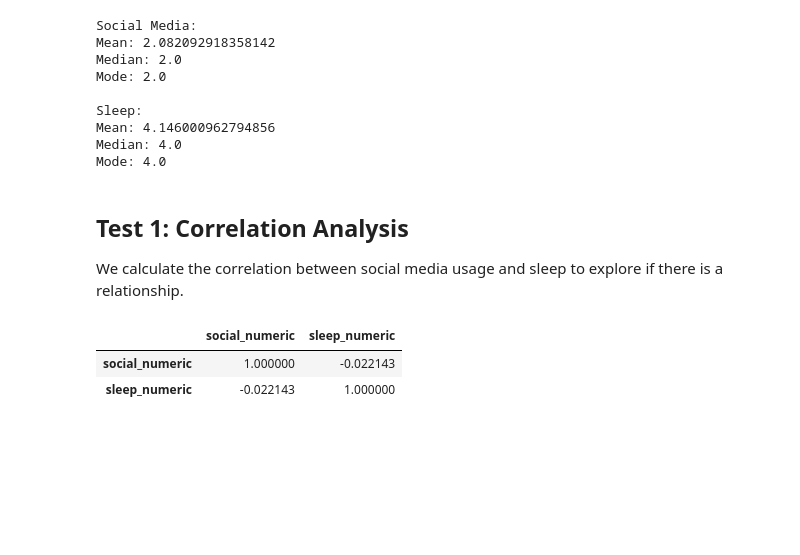
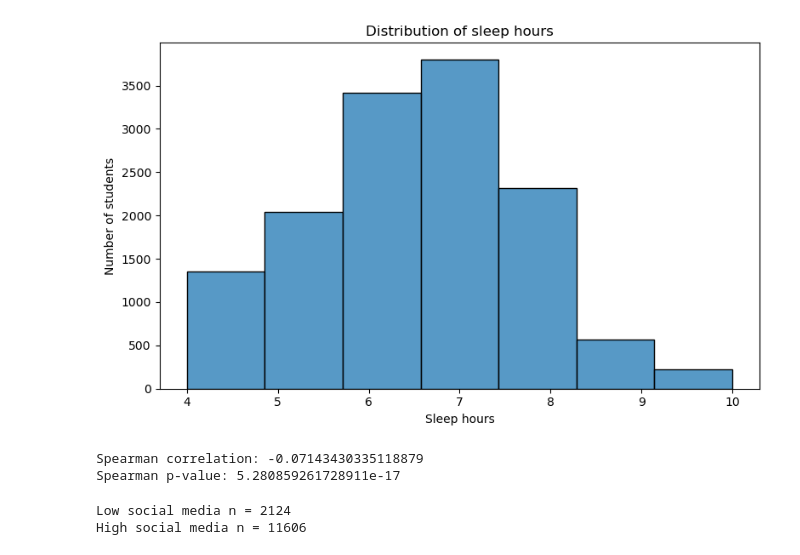
Before and after one commit to mahtabb90/yrbs-sleep-social-media-analysis, a Jupyter notebook: notebooks/yrbs_analysis.ipynb, the cells around one changed output. Cells and saved outputs as stored; diff of their text form; code cells hidden in the pictures; blank space fills up the shorter version.

```diff
--- a/notebooks/yrbs_analysis.ipynb
+++ b/notebooks/yrbs_analysis.ipynb
@@ -133,55 +184,31 @@ plt.show()
 # %%
-social_map = {
-    "I do not use social media": 1,
-    "A few times a month": 2,
-    "About once a week": 3,
-    "A few times a week": 4,
-    "About once a day": 5,
-    "Several times a day": 6,
-    "About once an hour": 7,
-    "More than once an hour": 8
-}
-
-sleep_map = {
-    "4 or less hours": 4,
-    "5 hours": 5,
-    "6 hours": 6,
-    "7 hours": 7,
-    "8 hours": 8,
-    "9 hours": 9,
-    "10 or more hours": 10
-}
-
-df["social_numeric"] = df["social_media_label"].map(social_map)
-df["sleep_numeric"] = df["sleep_label"].map(sleep_map)
+#Cell 8: histogram för sleep_numeric
+plt.figure(figsize=(8, 5))
+sns.histplot(data=df_analysis, x="sleep_numeric", bins=7)
+plt.title("Distribution of sleep hours")
+plt.xlabel("Sleep hours")
+plt.ylabel("Number of students")
+plt.tight_layout()
+plt.show()
+# %% [output]
+[figure, added]
 # %%
-print("Social Media:")
-print("Mean:", df["social_numeric"].mean())
-print("Median:", df["social_numeric"].median())
-print("Mode:", df["social_numeric"].mode()[0])
+#Cell 9: Spearman-korrelation mellan social media och sleep
+corr, p_value_spearman = spearmanr(df_analysis["social_numeric"], df_analysis["sleep_numeric"])
 
-print("\nSleep:")
-print("Mean:", df["sleep_numeric"].mean())
-print("Median:", df["sleep_numeric"].median())
-print("Mode:", df["sleep_numeric"].mode()[0])
+print("Spearman correlation:", corr)
+print("Spearman p-value:", p_value_spearman)
 # %% [output]
-Social Media:
-Mean: 2.082092918358142
-Median: 2.0
-Mode: 2.0
-
-Sleep:
-Mean: 4.146000962794856
-Median: 4.0
-Mode: 4.0
+Spearman correlation: -0.07143430335118879
+Spearman p-value: 5.280859261728911e-17
-# %% [markdown]
-## Test 1: Correlation Analysis
-
-We calculate the correlation between social media usage and sleep to explore if there is a relationship.
 # %%
-df[["social_numeric", "sleep_numeric"]].corr()
+#Cell 10: skapa två grupper för gruppjämförelse
+low_social = df_analysis[df_analysis["Q80"] <= 4]["sleep_numeric"]
+high_social = df_analysis[df_analysis["Q80"] >= 5]["sleep_numeric"]
+
+print("Low social media n =", len(low_social))
+print("High social media n =", len(high_social))
 # %% [output]
-|  | social_numeric | sleep_numeric |
-| social_numeric | 1.000000 | -0.022143 |
-| sleep_numeric | -0.022143 | 1.000000 |
+Low social media n = 2124
+High social media n = 11606
 # %%
```
Also changed, not shown: parts of 21 cells of this notebook, 1 other file.
